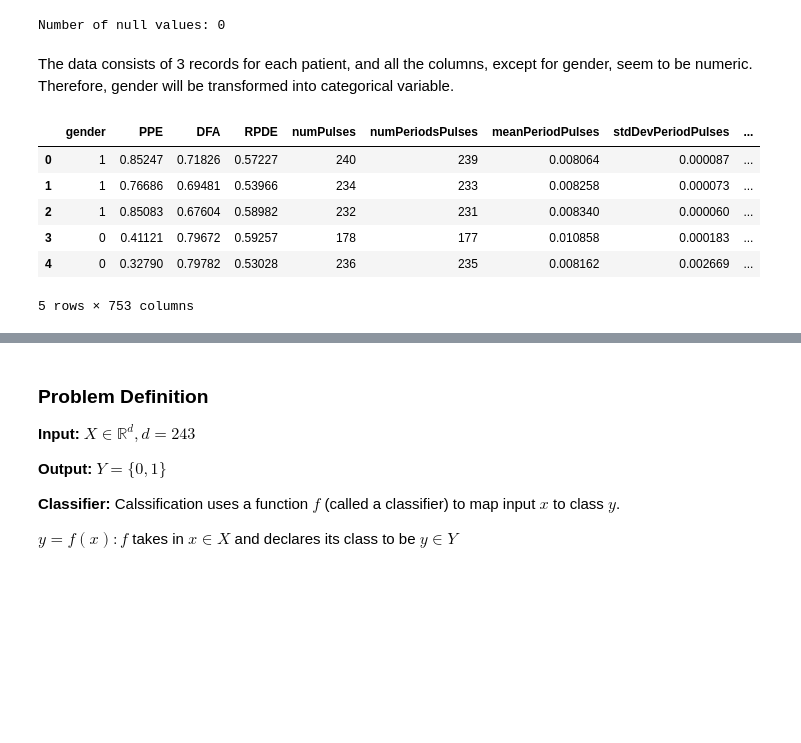
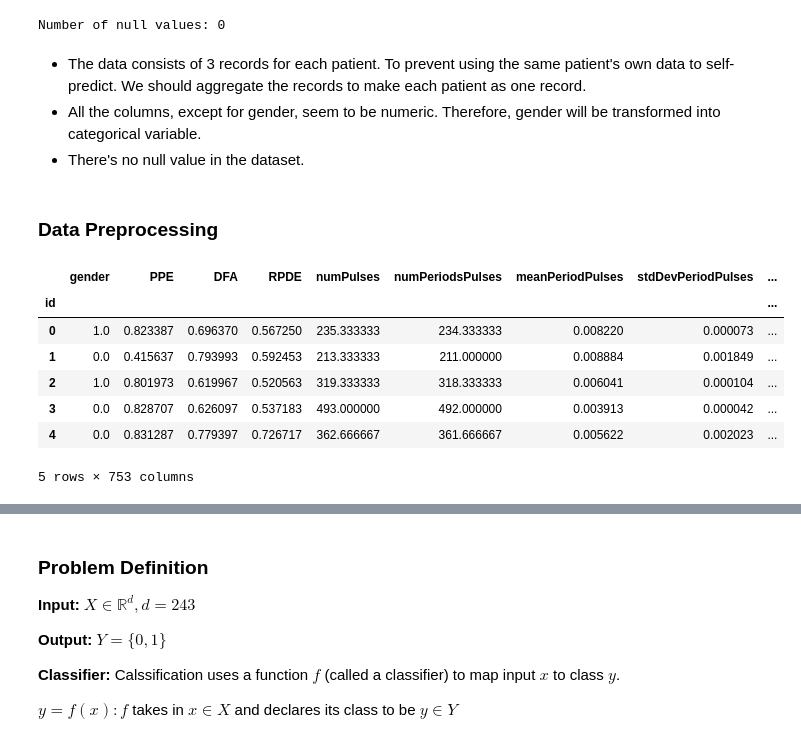
Before and after one commit to byrontang/project-parkinsons-disease-classification, a Jupyter notebook: models-and-algorithms.ipynb, the cells around one changed output, grey strips where cells are left out. Drawn from its saved outputs; the diff is of its cells as text; code cells hidden in the pictures; blank space fills up the shorter version.

```diff
--- a/models-and-algorithms.ipynb
+++ b/models-and-algorithms.ipynb
@@ -99,4 +101,6 @@ print("Number of null values:", df.isnull().sum().sum())
 # %% [output]
 Number of null values: 0
 # %% [markdown]
-The data consists of 3 records for each patient, and all the columns, except for gender, seem to be numeric. Therefore, gender will be transformed into categorical variable.
+- The data consists of 3 records for each patient. To prevent using the same patient's own data to self-predict. We should aggregate the records to make each patient as one record.
+- All the columns, except for gender, seem to be numeric. Therefore, gender will be transformed into categorical variable.
+- There's no null value in the dataset.
@@ -109,13 +107,18 @@ y = df.drop('id', axis = 1).iloc[:,-1]
-# %%
-X.head()
-# %% [output]
-|  | gender | PPE | DFA | RPDE | numPulses | numPeriodsPulses | meanPeriodPulses | stdDevPeriodPulses | ... |
-| 0 | 1 | 0.85247 | 0.71826 | 0.57227 | 240 | 239 | 0.008064 | 0.000087 | ... |
-| 1 | 1 | 0.76686 | 0.69481 | 0.53966 | 234 | 233 | 0.008258 | 0.000073 | ... |
-| 2 | 1 | 0.85083 | 0.67604 | 0.58982 | 232 | 231 | 0.008340 | 0.000060 | ... |
-| 3 | 0 | 0.41121 | 0.79672 | 0.59257 | 178 | 177 | 0.010858 | 0.000183 | ... |
-| 4 | 0 | 0.32790 | 0.79782 | 0.53028 | 236 | 235 | 0.008162 | 0.002669 | ... |
-5 rows × 753 columns
+# %% [markdown]
+### Data Preprocessing
+# %%
+X = df.groupby('id').mean().drop(['class'], axis=1)
+y = df[['class', 'id']].groupby('id').mean()['class']
+X.head()
+# %% [output]
+|  | gender | PPE | DFA | RPDE | numPulses | numPeriodsPulses | meanPeriodPulses | stdDevPeriodPulses | ... |
+| id |  |  |  |  |  |  |  |  | ... |
+| 0 | 1.0 | 0.823387 | 0.696370 | 0.567250 | 235.333333 | 234.333333 | 0.008220 | 0.000073 | ... |
+| 1 | 0.0 | 0.415637 | 0.793993 | 0.592453 | 213.333333 | 211.000000 | 0.008884 | 0.001849 | ... |
+| 2 | 1.0 | 0.801973 | 0.619967 | 0.520563 | 319.333333 | 318.333333 | 0.006041 | 0.000104 | ... |
+| 3 | 0.0 | 0.828707 | 0.626097 | 0.537183 | 493.000000 | 492.000000 | 0.003913 | 0.000042 | ... |
+| 4 | 0.0 | 0.831287 | 0.779397 | 0.726717 | 362.666667 | 361.666667 | 0.005622 | 0.002023 | ... |
+5 rows × 753 columns
 # %%
 y.value_counts()
 # %% [output]
```
Also changed, not shown: parts of 57 cells of this notebook.
